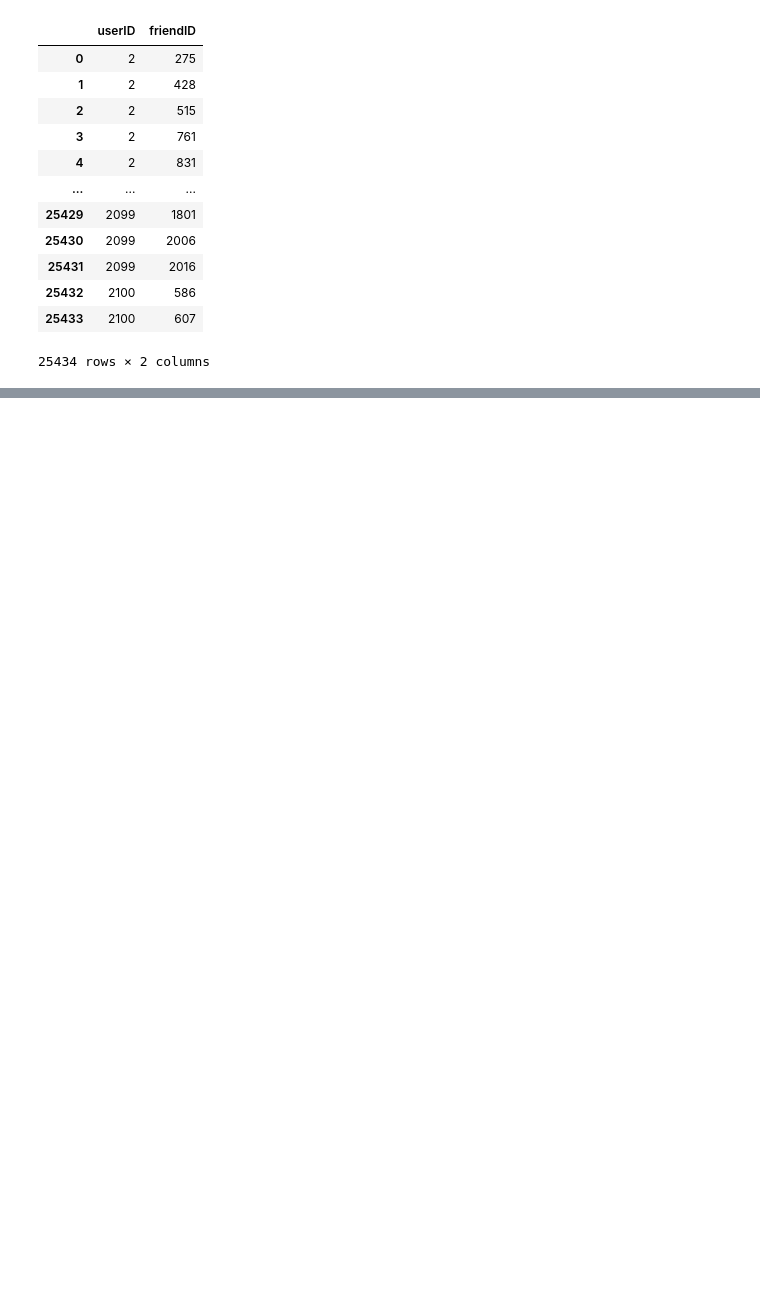
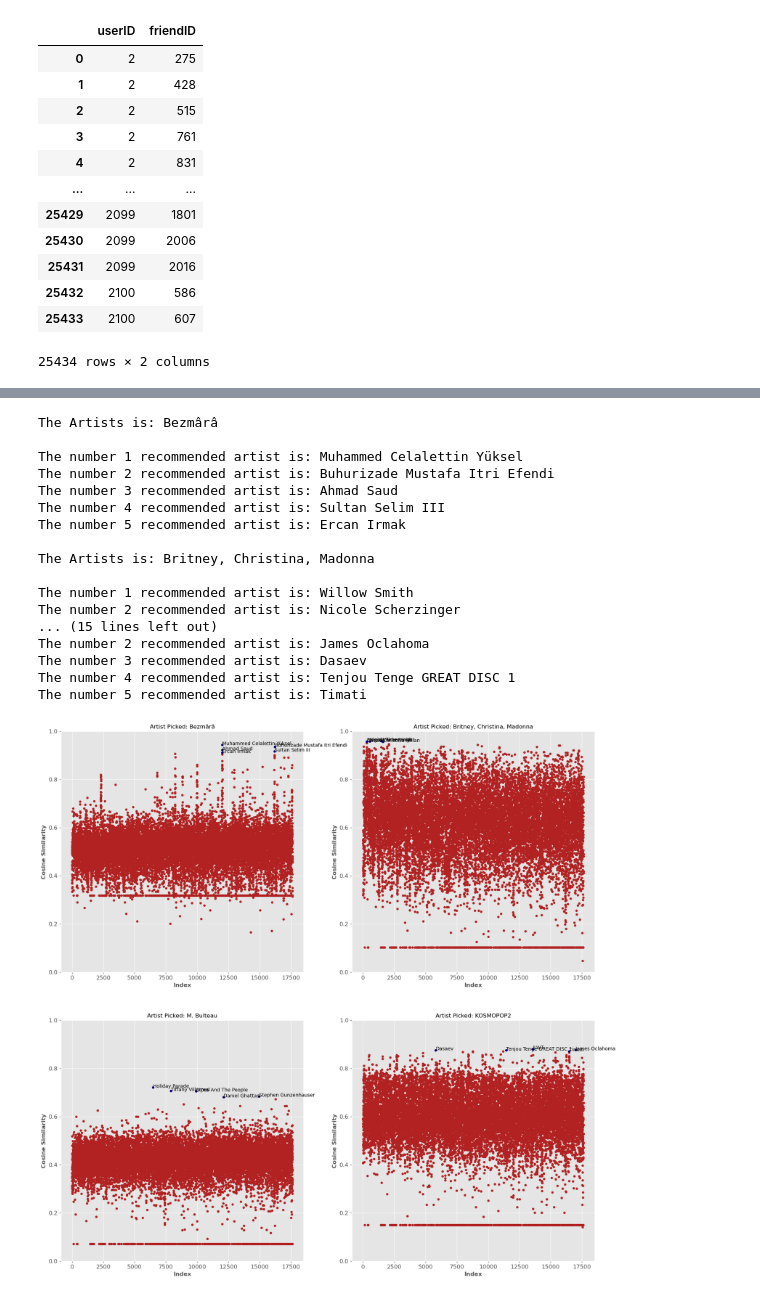
Before and after one commit to lynchp35/DS_4th_Year, a Jupyter notebook: CA4015/Assignment 3 Recommender Systems/02_further_data_analysis.ipynb, the cells around one changed output, grey strips where cells are left out. Cells and saved outputs as stored; diff of their text form; code cells hidden in the pictures; blank space fills up the shorter version.

```diff
--- a/CA4015/Assignment 3 Recommender Systems/02_further_data_analysis.ipynb
+++ b/CA4015/Assignment 3 Recommender Systems/02_further_data_analysis.ipynb
@@ -97,0 +335,51 @@ user_friend
+# %%
+cos_sim_data = pd.DataFrame(cosine_similarity(X))
+def give_recommendations(index,data,print_recommendation = True):
+    index_recomm =cos_sim_data.loc[index].sort_values(ascending=False).index.tolist()[1:6]
+    movies_recomm =  data['name'].loc[index_recomm].values
+    result = {'artist':movies_recomm,'Index':index_recomm}
+    if print_recommendation==True:
+        print('\nThe Artists is: %s \n'%(data['name'].loc[index]))
+        for k, movie in enumerate(movies_recomm):
+            print('The number %i recommended artist is: %s'%(k+1,movie))
+    return result
+# %%
+plt.figure(figsize=(20,20))
+for q in range(1,5):
+    plt.subplot(2,2,q)
+    index = np.random.choice(np.arange(0,len(X)))
+    to_plot_data = cos_sim_data.drop(index,axis=1)
+    plt.plot(to_plot_data.loc[index],'.',color='firebrick')
+    recomm_index = give_recommendations(index, artist)
+    x = recomm_index['Index']
+    y = cos_sim_data.loc[index][x].tolist()
+    m = recomm_index['artist']
+    plt.plot(x,y,'.',color='navy',label='Recommended Artist')
+    plt.title('Artist Picked: '+artist['name'].loc[index])
+    plt.xlabel('Index')
+    k=0
+    for x_i in x:
+        plt.annotate('%s'%(m[k]),(x_i,y[k]),fontsize=10)
+        k=k+1
+
+    plt.ylabel('Cosine Similarity')
+    plt.ylim(0,1)
+# %% [output]
+The Artists is: Bezmârâ
+
+The number 1 recommended artist is: Muhammed Celalettin Yüksel
+The number 2 recommended artist is: Buhurizade Mustafa Itri Efendi
+The number 3 recommended artist is: Ahmad Saud
+The number 4 recommended artist is: Sultan Selim III
+The number 5 recommended artist is: Ercan Irmak
+
+The Artists is: Britney, Christina, Madonna
+
+The number 1 recommended artist is: Willow Smith
+The number 2 recommended artist is: Nicole Scherzinger
+... (15 lines left out)
+The number 2 recommended artist is: James Oclahoma
+The number 3 recommended artist is: Dasaev
+The number 4 recommended artist is: Tenjou Tenge GREAT DISC 1
+The number 5 recommended artist is: Timati
+[figure, added]
```
Also changed, not shown: parts of 33 cells of this notebook, 2 other files.
